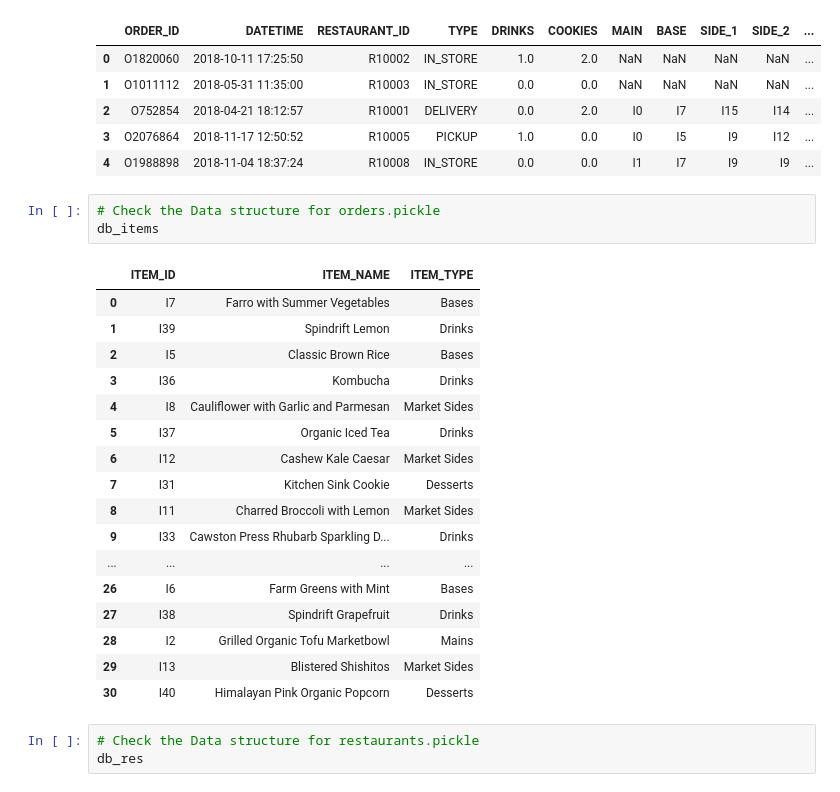
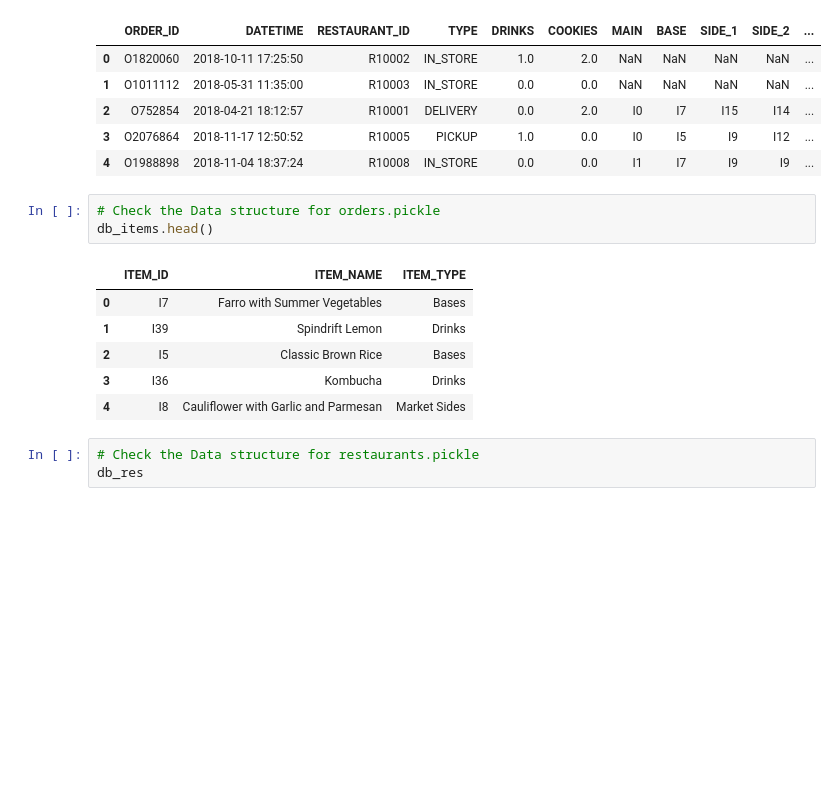
Before and after one commit to HarryYang1008/A2_python, a Jupyter notebook: analysis.ipynb, the cells around one changed output. Saved outputs shown, nothing was run; the diff lists cells and outputs as text; blank space fills up the shorter version.

```diff
--- a/analysis.ipynb
+++ b/analysis.ipynb
@@ -45,25 +45,14 @@ db_order7.head()
 | 4 | O1988898 | 2018-11-04 18:37:24 | R10008 | IN_STORE | 0.0 | 0.0 | I1 | I7 | I9 | I9 | ... |
 # %%
 # Check the Data structure for orders.pickle
-db_items
+db_items.head()
 # %% [output]
 |  | ITEM_ID | ITEM_NAME | ITEM_TYPE |
 | 0 | I7 | Farro with Summer Vegetables | Bases |
 | 1 | I39 | Spindrift Lemon | Drinks |
 | 2 | I5 | Classic Brown Rice | Bases |
 | 3 | I36 | Kombucha | Drinks |
 | 4 | I8 | Cauliflower with Garlic and Parmesan | Market Sides |
-| 5 | I37 | Organic Iced Tea | Drinks |
-| 6 | I12 | Cashew Kale Caesar | Market Sides |
-| 7 | I31 | Kitchen Sink Cookie | Desserts |
-| 8 | I11 | Charred Broccoli with Lemon | Market Sides |
-| 9 | I33 | Cawston Press Rhubarb Sparkling D... | Drinks |
-| ... | ... | ... | ... |
-| 26 | I6 | Farm Greens with Mint | Bases |
-| 27 | I38 | Spindrift Grapefruit | Drinks |
-| 28 | I2 | Grilled Organic Tofu Marketbowl | Mains |
-| 29 | I13 | Blistered Shishitos | Market Sides |
-| 30 | I40 | Himalayan Pink Organic Popcorn | Desserts |
 # %%
 # Check the Data structure for restaurants.pickle
 db_res
```
Also changed, not shown: parts of 16 cells of this notebook.
